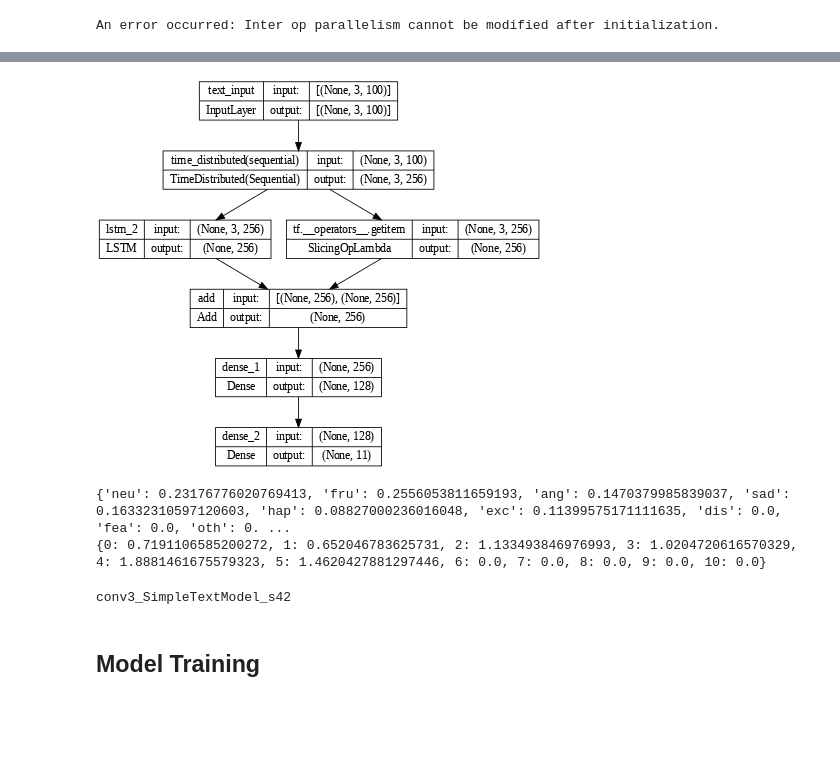
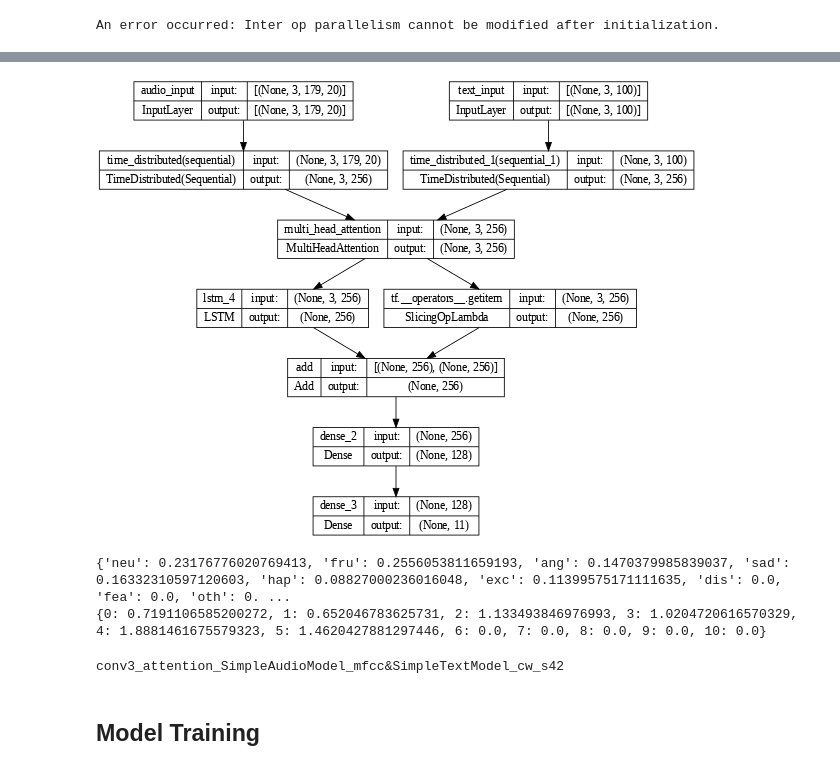
Before and after one commit to eskinderit/A-comparison-of-small-and-large-uni-multi-modal-language-models-for-sentiment-analysis-, a Jupyter notebook: MultiModal_Model_Pipeline.ipynb, the cells around one changed output, grey strips where cells are left out. Drawn from its saved outputs; the diff is of its cells as text; code cells hidden in the pictures; blank space fills up the shorter version.

Commit message:
added a simple attention fusion

```diff
--- a/MultiModal_Model_Pipeline.ipynb
+++ b/MultiModal_Model_Pipeline.ipynb
@@ -503,7 +503,7 @@ if not use_audio_transformers:
         features_folder = os.getcwd()
 
     # feats_to_use = ['mfcc', 'mel', 'chroma', 'rms', 'zcr'] # shapes = [(t,20),(t,128),(t,12),(t,1),(t,1)]
-    feats_to_use = ['zcr']
+    feats_to_use = ['mfcc']
     override_features = False
     if override_features:
         audio_feats = extract_features(new_df, feats_to_use, save=True, feats_folder=features_folder)
@@ -623,7 +623,7 @@ def get_audio_data(df, feats_to_use, conv_length, use_audio_transformers, audio_
         return convs.reshape((df.shape[0], conv_length, -1)) , convs_id.reshape((df.shape[0], conv_length, -1))
     return np.array(convs)
 conv_length = 3
-use_audio = False
+use_audio = True
 use_text = True
 
 
@@ -945,6 +963,8 @@ def make_multimodal_model(audio_embedder, audio_feats_shape, text_embedder, max_
             skip_x = ks.layers.concatenate([x_audio, x_text], axis=-1)
         if fusion_mode == 'add':
             skip_x = ks.layers.Add()([x_audio, x_text])
+        if fusion_mode == 'attention':
+            skip_x = ks.layers.MultiHeadAttention(2, deep_embedding_dim)(x_audio, x_text)
     else:
         if use_audio:
             skip_x = x_audio
@@ -953,35 +973,35 @@ def make_multimodal_model(audio_embedder, audio_feats_shape, text_embedder, max_
 
     x = ks.layers.LSTM(deep_embedding_dim, kernel_initializer=glorot_initializer, recurrent_initializer=orthogonal_initializer)(skip_x)
 
     x = ks.layers.Add()([x, skip_x[:,-1,:]])
 
     x = ks.layers.Dense(units=deep_embedding_dim/2, activation='relu', kernel_initializer=glorot_initializer)(x)
 
     output = ks.layers.Dense(units=num_classes, activation='softmax', kernel_initializer=glorot_initializer)(x)
 
     model = ks.models.Model(inputs, output)
 
     return model
 
-fusion_mode = 'concatenate' # concatenate, add
+fusion_mode = 'attention' # concatenate, add, attention
 make_multimodal_params = {
     'audio_embedder': audio_embedder if use_audio else None,
     'audio_feats_shape': audio_feats_shape if use_audio else None,
     'text_embedder': text_embedder if use_text else None,
     'max_sentence_len': max_sentence_len if use_text else None,
     'deep_embedding_dim': latent_embedding_dim,
     'conversation_dim': conv_length,
     'num_classes': len(label2id),
     'use_audio_attention': use_audio_transformers,
     'use_text_attention': use_text_transformers,
     'fusion_mode': fusion_mode,
     'use_audio': use_audio,
     'use_text': use_text
 }
 model = make_multimodal_model(**make_multimodal_params)
 ks.utils.plot_model(model, show_shapes=True, dpi=60)
 # %% [output]
-[figure, old version]
+[figure, new version]
 # %%
 class Masked_Categorical_Accuracy(ks.metrics.Metric):
     def __init__(self, ignore_indexes = [], name='categorical_accuracy', **kwargs):
@@ -1127,7 +1147,7 @@ print(class_weights)
 {'neu': 0.23176776020769413, 'fru': 0.2556053811659193, 'ang': 0.1470379985839037, 'sad': 0.16332310597120603, 'hap': 0.08827000236016048, 'exc': 0.11399575171111635, 'dis': 0.0, 'fea': 0.0, 'oth': 0. ...
 {0: 0.7191106585200272, 1: 0.652046783625731, 2: 1.133493846976993, 3: 1.0204720616570329, 4: 1.8881461675579323, 5: 1.4620427881297446, 6: 0.0, 7: 0.0, 8: 0.0, 9: 0.0, 10: 0.0}
 # %%
-use_class_weights = False
+use_class_weights = True
 
 model_name = f'conv{conv_length}_'
 model_name += f'{fusion_mode}_' if use_audio and use_text else ""
@@ -1142,7 +1162,7 @@ model_name += f's{random_seed}'
 model_path = os.path.join(models_folder, f'{model_name}.h5')
 print(model_name)
 # %% [output]
-conv3_SimpleTextModel_s42
+conv3_attention_SimpleAudioModel_mfcc&SimpleTextModel_cw_s42
 # %% [markdown]
 ## Model Training
 # %%
```
Also changed, not shown: parts of 10 cells of this notebook.
